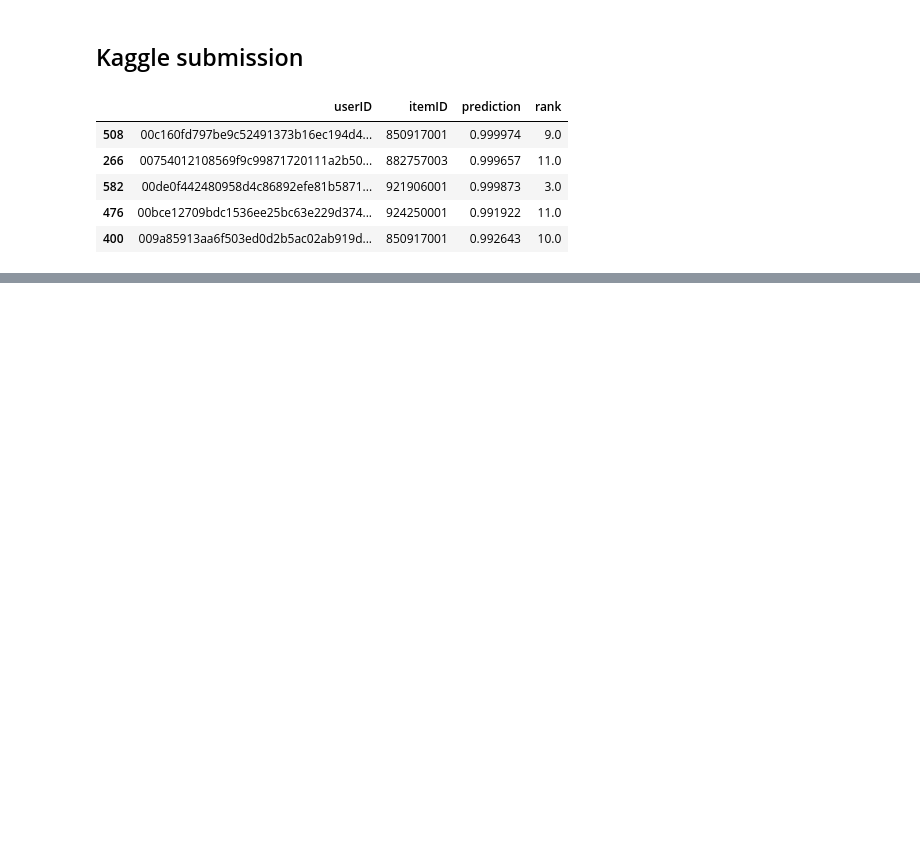
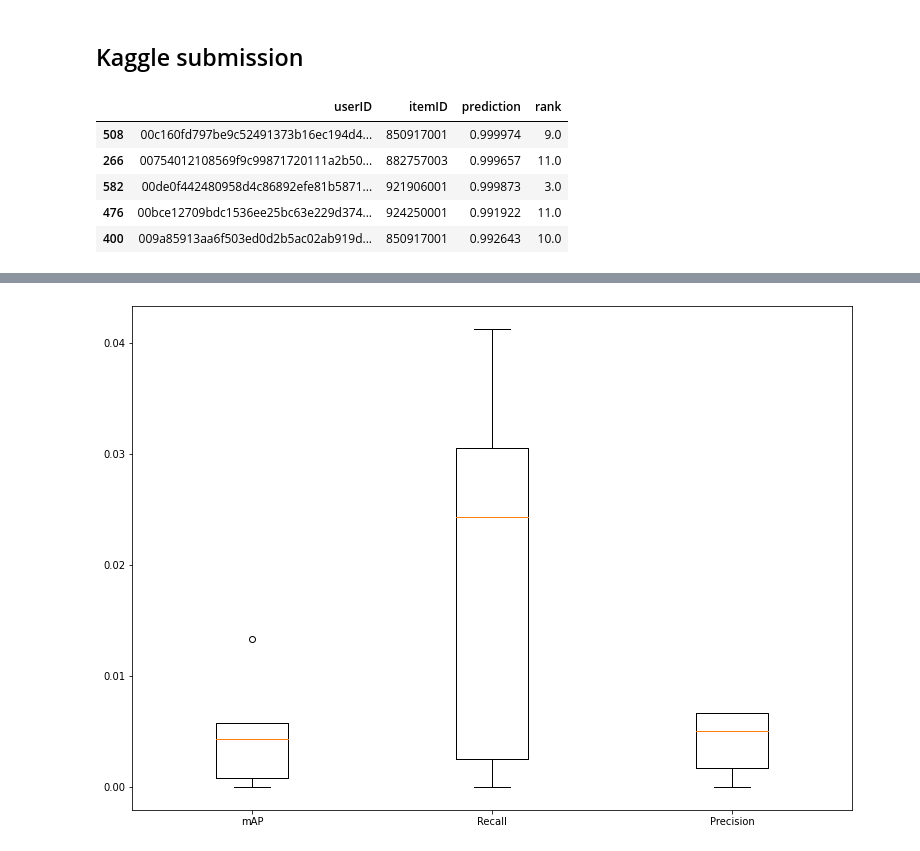
Before and after one commit to Mercurio005/H-M-Recomender, a Jupyter notebook: Recommender_H&M.ipynb, the cells around one changed output, grey strips where cells are left out. Drawn from its saved outputs; the diff is of its cells as text; code cells hidden in the pictures; blank space fills up the shorter version.

```diff
--- a/Recommender_H&M.ipynb
+++ b/Recommender_H&M.ipynb
@@ -436,0 +526,24 @@ predictions_bivae.sample(5)
+# %%
+mAP_BiVAE = [[0.004321,0.005767,0.013306,0.000833,0]]
+recall_BiVAE = [0.030485,0.024318,0.041250,0.0025,0]
+precision_BiVAE = [0.006667,0.005,0.006667,0.001667,0]
+# %%
+import numpy as np
+arr = np.array(mAP_BiVAE)
+arr2 = np.array(recall_BiVAE)
+arr3= np.array(precision_BiVAE)
+# %%
+data = [arr,arr2,arr3]
+
+fig = plt.figure(figsize =(10, 7))
+
+# Creating axes instance
+ax = fig.add_axes([0, 0, 1, 1])
+
+# Creating plot
+bp = ax.boxplot(data)
+plt.xticks([1, 2, 3], ['mAP', 'Recall', 'Precision'])
+# show plot
+plt.show()
+# %% [output]
+[figure, added]
```
Also changed, not shown: parts of 28 cells of this notebook.
